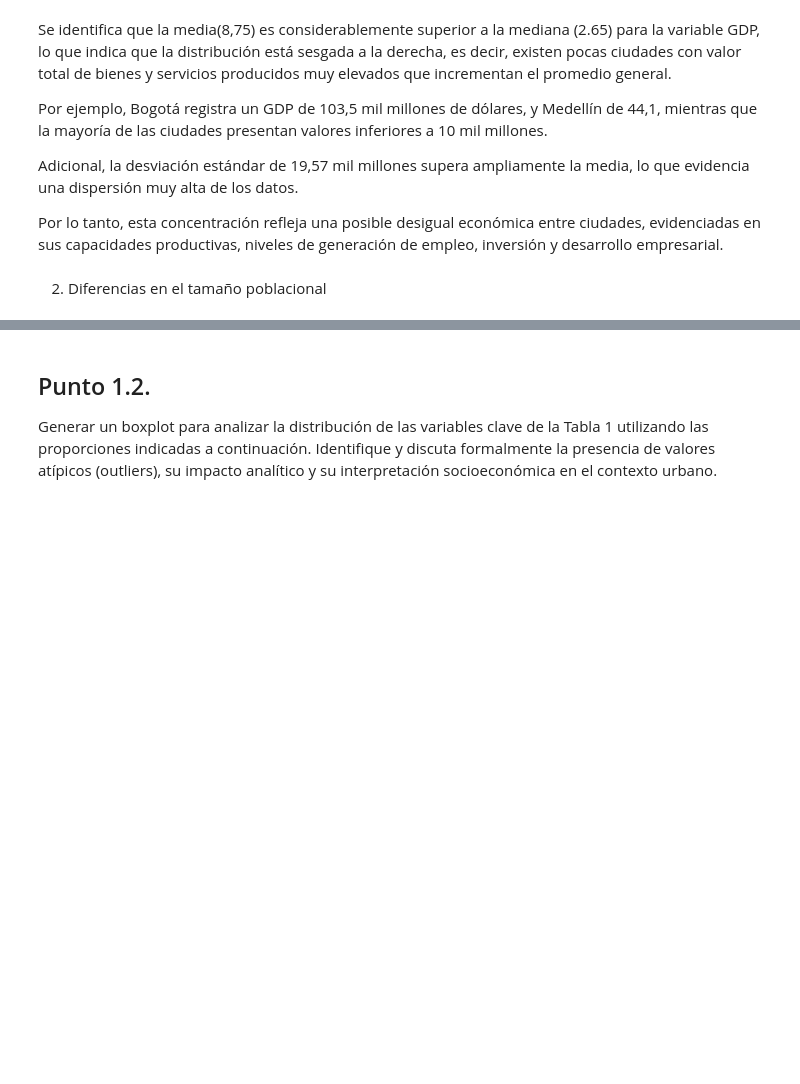
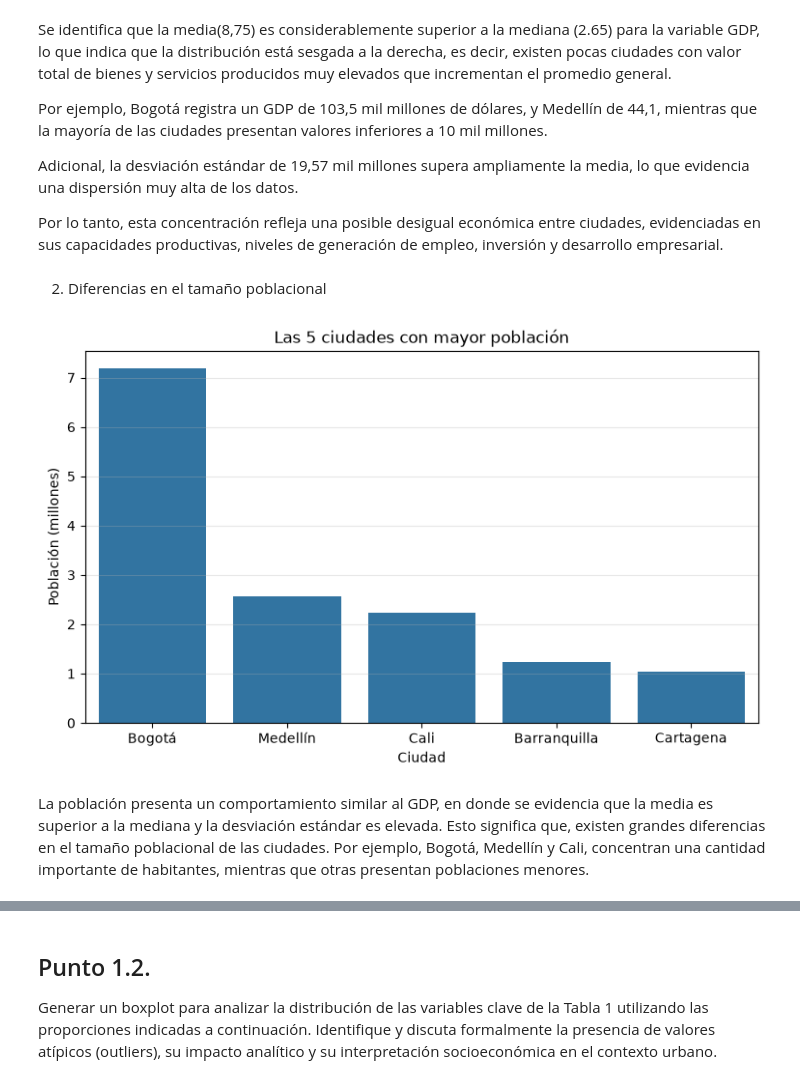
Before and after one commit to malejaDev/MachineLearning1, a Jupyter notebook: tarea1/src/notebook/tarea1.ipynb, the cells around one changed output, grey strips where cells are left out. Saved outputs shown, nothing was run; the diff lists cells and outputs as text; code cells hidden in the pictures; blank space fills up the shorter version.

Commit message:
fix: actualizar el conteo de ejecución en el notebook de tarea1 y añadir un nuevo bloque de código con análisis visual; reemplazar archivo de exploración de datos obsoleto

```diff
--- a/tarea1/src/notebook/tarea1.ipynb
+++ b/tarea1/src/notebook/tarea1.ipynb
@@ -205,3 +205,30 @@ Adicional, la desviación estándar de 19,57 mil millones supera ampliamente la
 Por lo tanto, esta concentración refleja una posible desigual económica entre ciudades, evidenciadas en sus capacidades productivas, niveles de generación de empleo, inversión y desarrollo empresarial.
 # %% [markdown]
 2. Diferencias en el tamaño poblacional
+# %%
+
+# Seleccionar las 10 ciudades más pobladas
+top_5 = datos.nlargest(
+    5,
+    "Population (Millions)"
+)
+
+plt.figure(figsize=(9, 5))
+
+sns.barplot(
+    data=top_5,
+    x="City",
+    y="Population (Millions)"
+)
+
+plt.title("Las 5 ciudades con mayor población")
+plt.xlabel("Ciudad")
+plt.ylabel("Población (millones)")
+plt.grid(axis="y", alpha=0.3)
+
+plt.show()
+# %% [output]
+[figure, added]
+# %% [markdown]
+La población presenta un comportamiento similar al GDP, en donde se evidencia que la media es superior a la mediana y la desviación estándar es elevada.
+Esto significa que, existen grandes diferencias en el tamaño poblacional de las ciudades. Por ejemplo, Bogotá, Medellín y Cali, concentran una cantidad importante de habitantes, mientras que otras presentan poblaciones menores.
```
Also changed, not shown: parts of 1 cell of this notebook, 1 other file.
